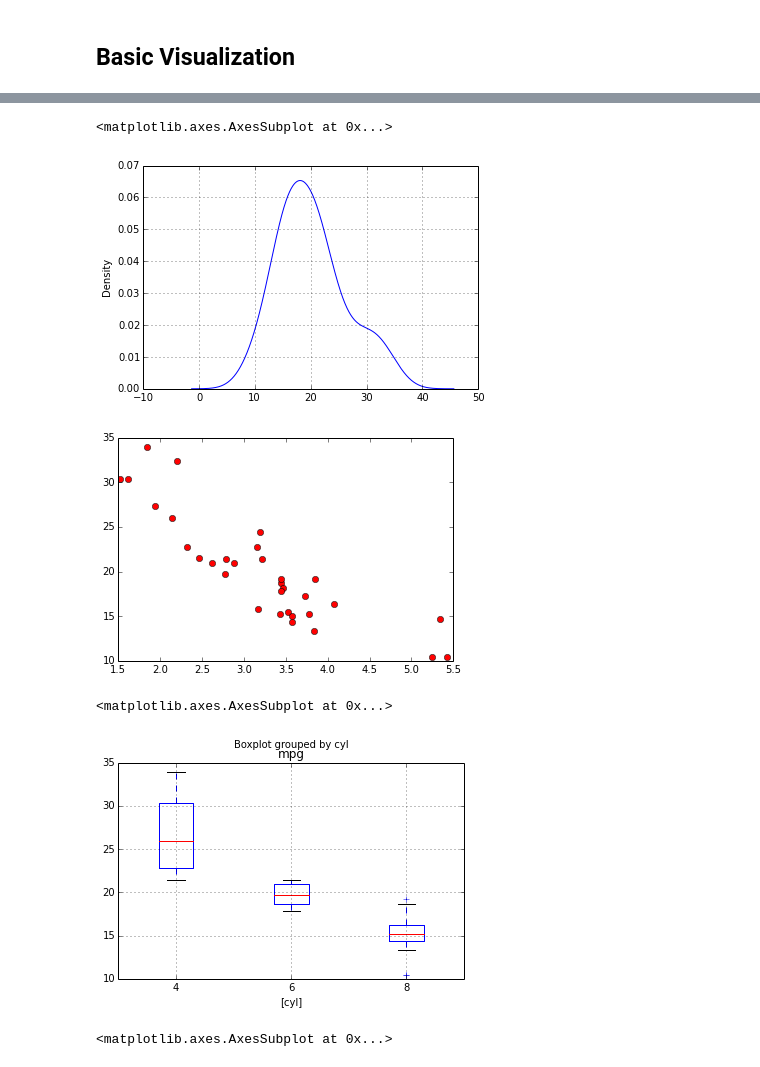
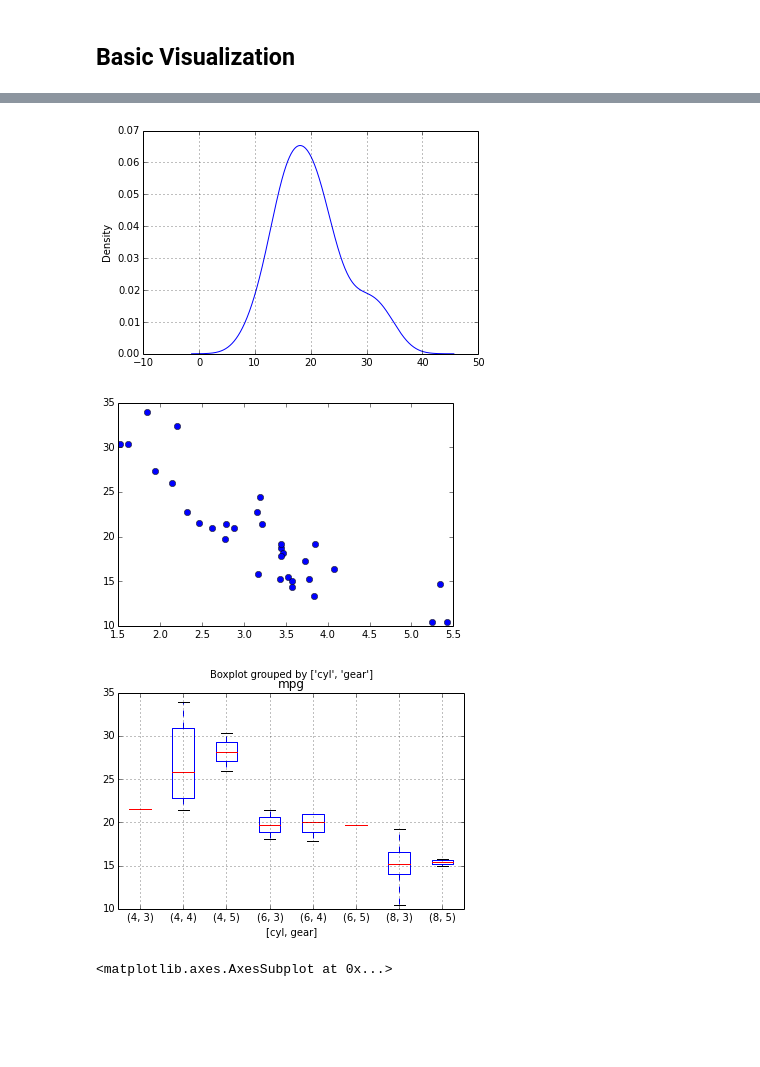
Before and after one commit to araastat/PyWorkshop1, a Jupyter notebook: Workshop1.ipynb, the cells around one changed output, grey strips where cells are left out. Saved outputs shown, nothing was run; the diff lists cells and outputs as text; code cells hidden in the pictures; blank space fills up the shorter version.

```diff
--- a/Workshop1.ipynb
+++ b/Workshop1.ipynb
@@ -462,7 +537,7 @@ cars.loc[:4,'hp':'gear']
 # %% [markdown]
 ### Adding on the fly
 # %%
-cars['kpmg'] = cars['mpg']*1.6
+cars['kmpg'] = cars['mpg']*1.6
 cars
 # %% [output]
 |  | mpg | cyl | disp | hp | drat | wt | qsec | vs | am | gear | carb | ... |
@@ -720,18 +873,16 @@ WARNING: pylab import has clobbered these variables: ['f']
 `%pylab --no-import-all` prevents importing * from pylab and numpy
 # %%
-cars.mpg.plot(kind='kde')
+cars.mpg.plot(kind='kde');
 # %% [output]
-<matplotlib.axes.AxesSubplot at 0x...>
 [figure]
 # %%
-plt.plot(cars.wt,cars.mpg,'ro');
+plt.plot(cars.wt,cars.mpg,'bo');
 # %% [output]
-[figure, old version]
+[figure, new version]
 # %%
-cars.boxplot('mpg',by='cyl')
+cars.boxplot('mpg',by=['cyl','gear']);
 # %% [output]
-<matplotlib.axes.AxesSubplot at 0x...>
-[figure, old version]
+[figure, new version]
 # %%
 cars.cyl.value_counts().plot(kind='bar')
 # %% [output]
```
Also changed, not shown: parts of 46 cells of this notebook.
